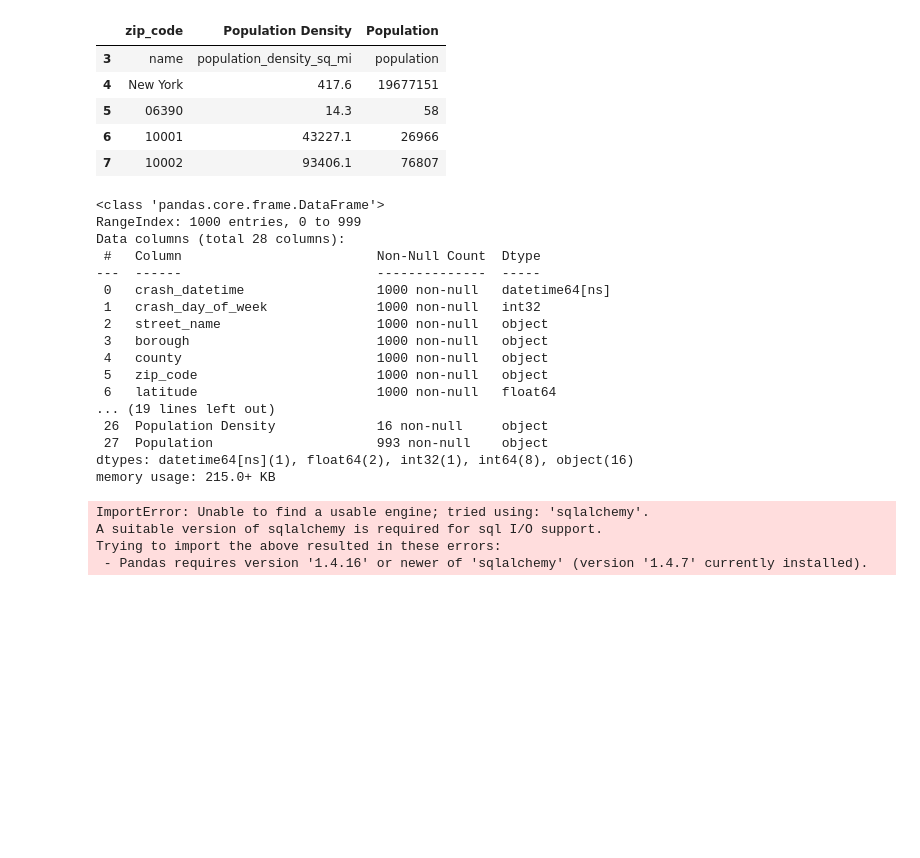
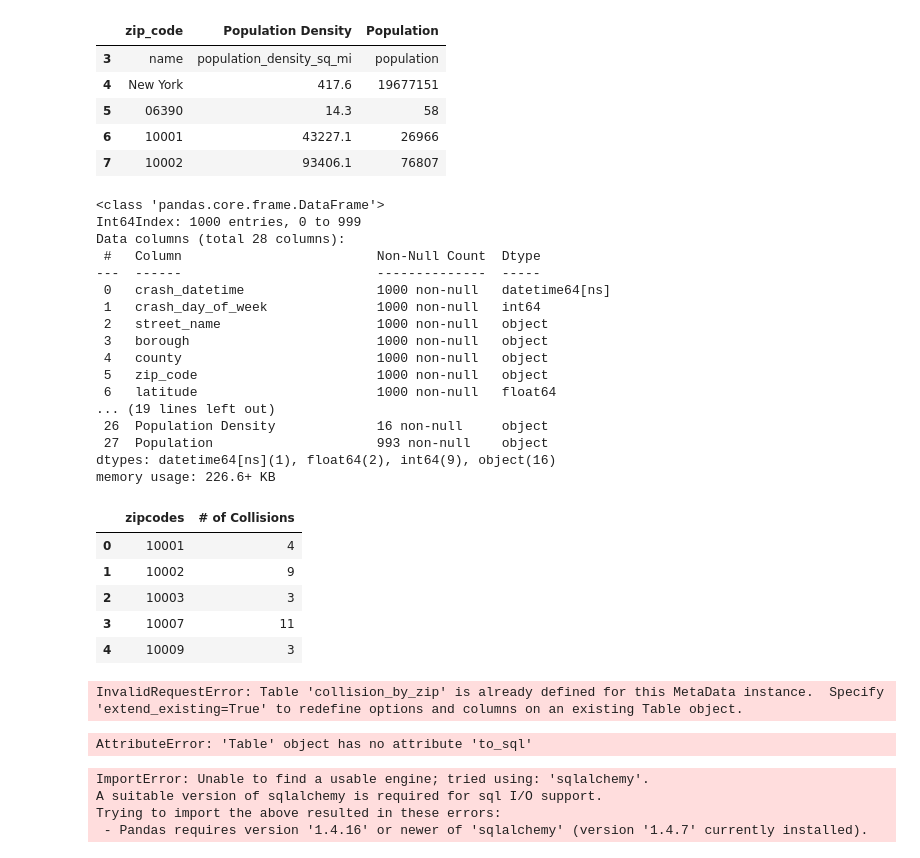
Before and after one commit to ReiannaLiu/MotorVehicleCollision, a Jupyter notebook: data_cleaning_process/loading_data.ipynb, the cells around one changed output. Cells and saved outputs as stored; diff of their text form; code cells hidden in the pictures; blank space fills up the shorter version.

Commit message:
update collision by zip table

```diff
--- a/data_cleaning_process/loading_data.ipynb
+++ b/data_cleaning_process/loading_data.ipynb
@@ -111,7 +111,7 @@ df.head(5)
 | 4486609 | 2021-12-14 08:13:00 | 1 | Saratoga Avenue & Decatur Street | Brooklyn | Kings County | 11233 | 40.683304 | -73.917274 | ... |
 5 rows × 26 columns
 # %%
-df.loc['4277087', 'street_name'] = 'Bruckner Blvd E 138 Street'
+df.loc['4277087', 'street_name'] = 'Bruckner Blvd & E 138 Street'
 # %%
 demo_df = pd.read_excel('../Resources/NewYork_DemographicsByZipCode.xlsx')
 demo_df = demo_df.iloc[3:]
@@ -153,12 +153,12 @@ df = df.merge(demo_df, how='left')
 df.info()
 # %% [output]
 <class 'pandas.core.frame.DataFrame'>
-RangeIndex: 1000 entries, 0 to 999
+Int64Index: 1000 entries, 0 to 999
 Data columns (total 28 columns):
  #   Column                         Non-Null Count  Dtype
 ---  ------                         --------------  -----
  0   crash_datetime                 1000 non-null   datetime64[ns]
- 1   crash_day_of_week              1000 non-null   int32
+ 1   crash_day_of_week              1000 non-null   int64
  2   street_name                    1000 non-null   object
  3   borough                        1000 non-null   object
  4   county                         1000 non-null   object
@@ -167,12 +167,36 @@ Data columns (total 28 columns):
 ... (19 lines left out)
  26  Population Density             16 non-null     object
  27  Population                     993 non-null    object
-dtypes: datetime64[ns](1), float64(2), int32(1), int64(8), object(16)
-memory usage: 215.0+ KB
+dtypes: datetime64[ns](1), float64(2), int64(9), object(16)
+memory usage: 226.6+ KB
+# %%
+collision_by_zip = df.groupby('zip_code').size()
+collision_by_zip = collision_by_zip.reset_index().rename(columns={"zip_code":"zipcodes",0:"# of Collisions"})
+collision_by_zip['# of Collisions'] = collision_by_zip['# of Collisions'].astype('int')
+collision_by_zip['zipcodes'] = collision_by_zip['zipcodes'].astype('str')
+collision_by_zip.head()
+# %% [output]
+|  | zipcodes | # of Collisions |
+| 0 | 10001 | 4 |
+| 1 | 10002 | 9 |
+| 2 | 10003 | 3 |
+| 3 | 10007 | 11 |
+| 4 | 10009 | 3 |
 # %%
 engine = create_engine('sqlite:///../Resources/collision_db.sqlite')
 # %%
 metadata = MetaData()
+# %%
+collision_by_zip = Table('collision_by_zip', metadata,
+    Column('zipcodes', String, primary_key=True),
+    Column('# of Collisions', Integer),
+)
+# %% [output]
+InvalidRequestError: Table 'collision_by_zip' is already defined for this MetaData instance.  Specify 'extend_existing=True' to redefine options and columns on an existing Table object.
+# %%
+collision_by_zip.to_sql('collision_by_zip', engine, if_exists='replace', index=True)
+# %% [output]
+AttributeError: 'Table' object has no attribute 'to_sql'
 # %%
 motor_collisions = Table('motor_collisions', metadata,
                          Column('collision_id', Integer, primary_key=True),
```
Also changed, not shown: parts of 2 cells of this notebook, 1 other file.
